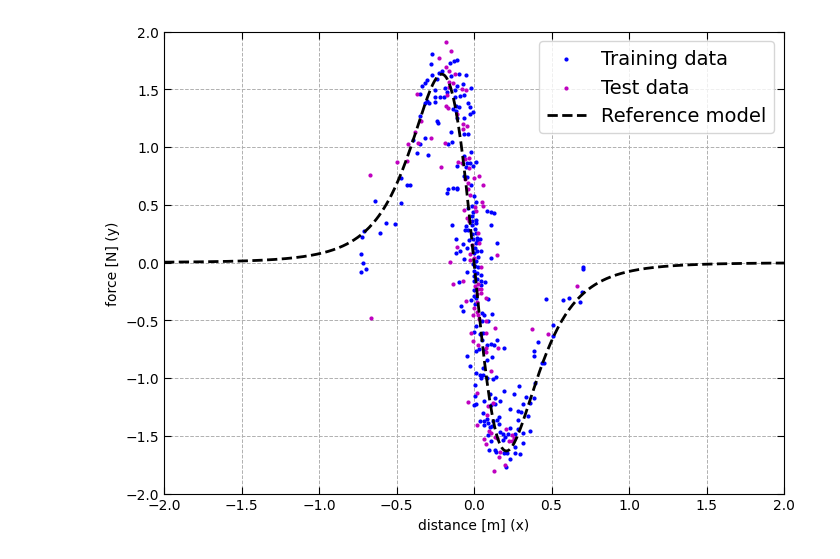
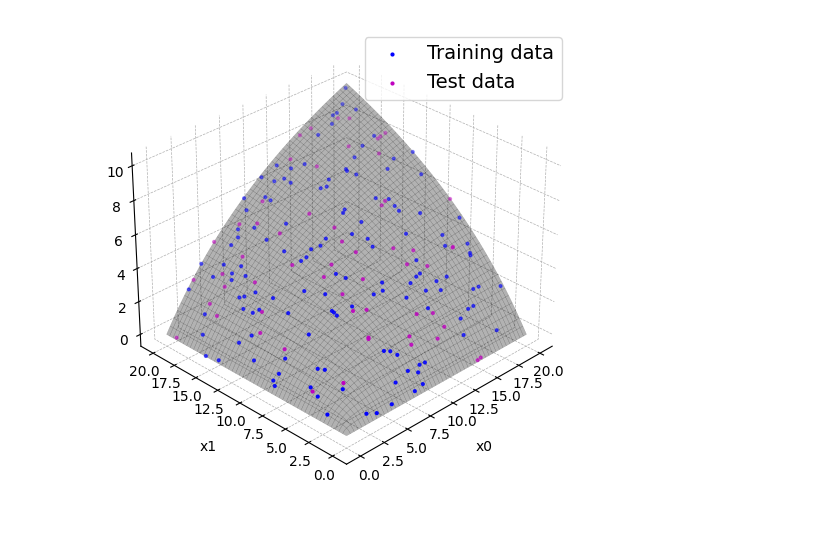
Before and after one commit to AgostinoRizzo/genpro, a Jupyter notebook: notebooks/corrector.ipynb, the cells around one changed output. Drawn from its saved outputs; the diff is of its cells as text; code cells hidden in the pictures; blank space fills up the shorter version.

```diff
--- a/notebooks/corrector.ipynb
+++ b/notebooks/corrector.ipynb
@@ -16,18 +16,19 @@ from gp import corrector
 SAMPLE_SIZE = 200
 NOISE = 0.0
 # %%
-S = dataset_misc1d.MagmanDatasetScaled()
-#S.sample(size=SAMPLE_SIZE, noise=NOISE, mesh=False)
-S.load('../data/magman.csv')
+#S = dataset_misc1d.MagmanDatasetScaled()
+S = dataset_misc2d.Resistance2()
+S.sample(size=SAMPLE_SIZE, noise=NOISE, mesh=False)
+#S.load('../data/magman.csv')
 S.split()
 S.get_plotter().plot(width=8, height=6, plot_knowldege=False)
 
 S_train = dataset.NumpyDataset(S)
 S_test  = dataset.NumpyDataset(S, test=True)
 
 X_mesh = S.spsampler.meshspace(S.xl, S.xu, 100)
 meshspace = space.MeshSpace(X_mesh, S_train.X)
 # %% [output]
-[figure, old version]
+[figure, new version]
 # %%
 backprop_node = ConstantSyntaxTree(2.0)
```
Also changed, not shown: parts of 2 cells of this notebook, 6 other files.
